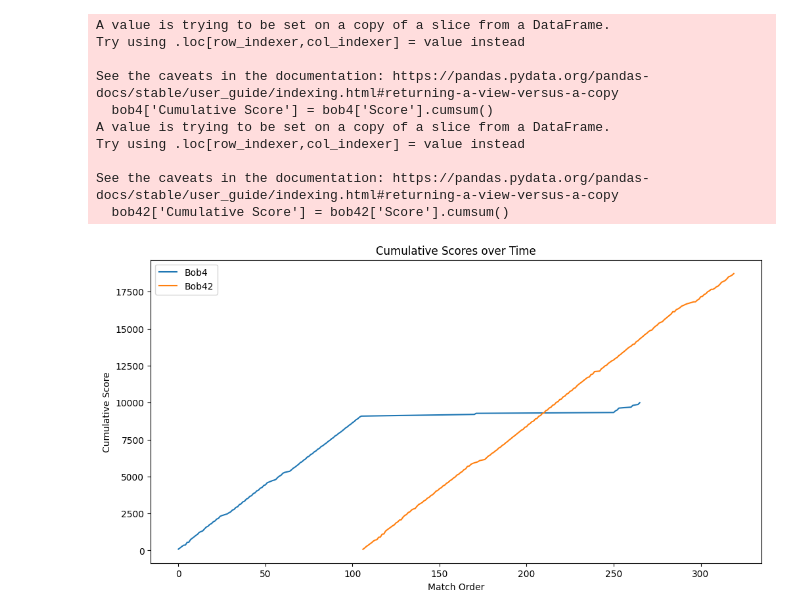
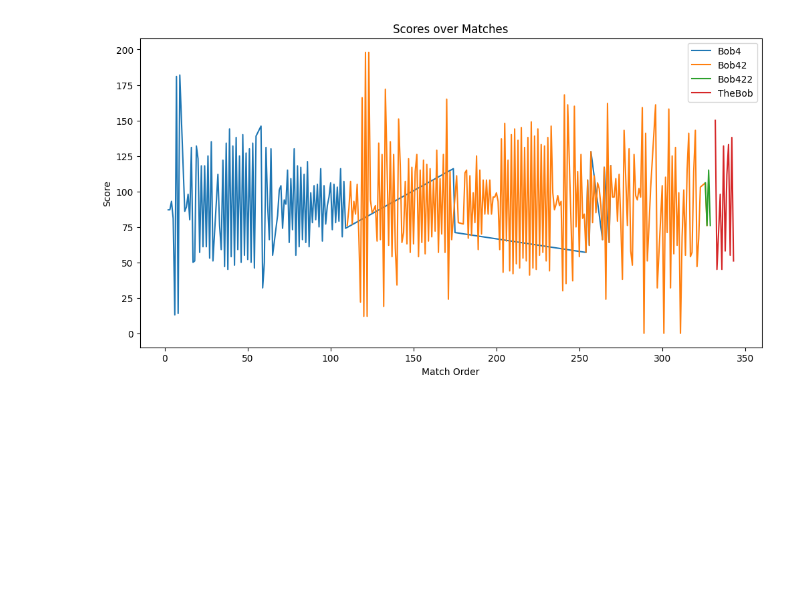
Before and after one commit to ali-benny/ConnectX, a Jupyter notebook: connectx/analysis.ipynb, the cells around one changed output. Drawn from its saved outputs; the diff is of its cells as text; code cells hidden in the pictures; blank space fills up the shorter version.

```diff
--- a/connectx/analysis.ipynb
+++ b/connectx/analysis.ipynb
@@ -69,30 +124,20 @@ plt.show()
 # %%
 # Filtra il DataFrame per i giocatori Bob4 e Bob42
 bob4 = df[(df['Player'] == 'Bob4') | (df['Opponent'] == 'Bob4')]
 bob42 = df[(df['Player'] == 'Bob42') | (df['Opponent'] == 'Bob42')]
-
-# Calcola il punteggio cumulativo per ogni giocatore
-bob4['Cumulative Score'] = bob4['Score'].cumsum()
-bob42['Cumulative Score'] = bob42['Score'].cumsum()
+bob422 = df[(df['Player'] == 'Bob422') | (df['Opponent'] == 'Bob422')]
+TheBob = df[(df['Player'] == 'TheBob') | (df['Opponent'] == 'TheBob')]
 
 # Crea il grafico
 plt.figure(figsize=(12, 6))
-plt.plot(bob4.index, bob4['Cumulative Score'], label='Bob4')
-plt.plot(bob42.index, bob42['Cumulative Score'], label='Bob42')
-plt.title('Cumulative Scores over Time')
+plt.plot(bob4.index, bob4['Score'], label='Bob4')
+plt.plot(bob42.index, bob42['Score'], label='Bob42')
+plt.plot(bob422.index, bob422['Score'], label='Bob422')
+plt.plot(TheBob.index, TheBob['Score'], label='TheBob')
+plt.title('Scores over Matches')
 plt.xlabel('Match Order')
-plt.ylabel('Cumulative Score')
+plt.ylabel('Score')
 plt.legend()
 plt.show()
 # %% [output]
-A value is trying to be set on a copy of a slice from a DataFrame.
-Try using .loc[row_indexer,col_indexer] = value instead
-
-See the caveats in the documentation: https://pandas.pydata.org/pandas-docs/stable/user_guide/indexing.html#returning-a-view-versus-a-copy
-  bob4['Cumulative Score'] = bob4['Score'].cumsum()
-A value is trying to be set on a copy of a slice from a DataFrame.
-Try using .loc[row_indexer,col_indexer] = value instead
-
-See the caveats in the documentation: https://pandas.pydata.org/pandas-docs/stable/user_guide/indexing.html#returning-a-view-versus-a-copy
-  bob42['Cumulative Score'] = bob42['Score'].cumsum()
-[figure, old version]
+[figure, new version]
```
Also changed, not shown: parts of 8 cells of this notebook, 6 other files.
